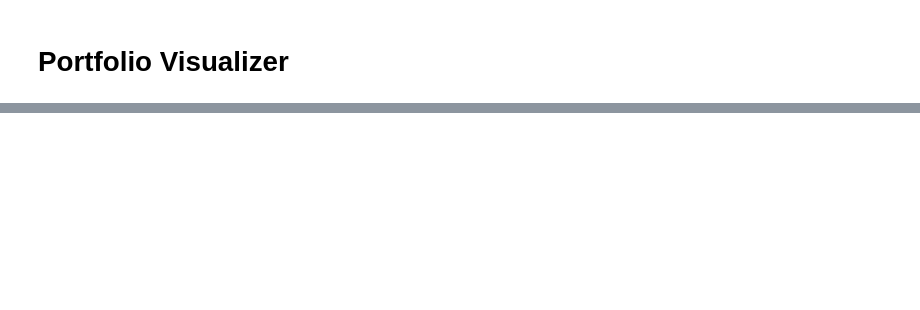
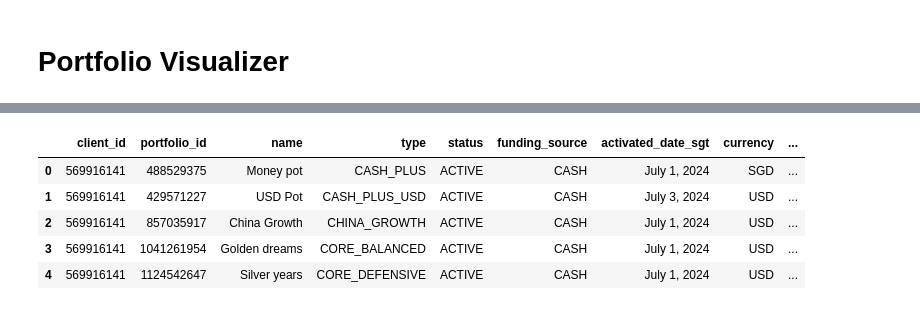
Before and after one commit to weijieleong/Portfolio-Visualizer, a Jupyter notebook: Portfolio_Visualizer_colab_V1.ipynb, the cells around one changed output, grey strips where cells are left out. Cells and saved outputs as stored; diff of their text form; code cells hidden in the pictures; blank space fills up the shorter version.

```diff
--- a/Portfolio_Visualizer_colab_V1.ipynb
+++ b/Portfolio_Visualizer_colab_V1.ipynb
@@ -1324,3 +487,12 @@ generate_key_metrics()
+# %%
+df_client_portfolios.head()
+# %% [output]
+|  | client_id | portfolio_id | name | type | status | funding_source | activated_date_sgt | currency | ... |
+| 0 | 569916141 | 488529375 | Money pot | CASH_PLUS | ACTIVE | CASH | July 1, 2024 | SGD | ... |
+| 1 | 569916141 | 429571227 | USD Pot | CASH_PLUS_USD | ACTIVE | CASH | July 3, 2024 | USD | ... |
+| 2 | 569916141 | 857035917 | China Growth | CHINA_GROWTH | ACTIVE | CASH | July 1, 2024 | USD | ... |
+| 3 | 569916141 | 1041261954 | Golden dreams | CORE_BALANCED | ACTIVE | CASH | July 1, 2024 | USD | ... |
+| 4 | 569916141 | 1124542647 | Silver years | CORE_DEFENSIVE | ACTIVE | CASH | July 1, 2024 | USD | ... |
 # %%
 core_groups = ['Core Equity100', 'Core Growth', 'Core Balanced', 'Core Defensive', 'SRS Equity100']
 specialised_groups = ['China Growth', 'Disruptive Technology', 'ESG & Clean Energy', 'Healthcare Innovation', 'Downside protected', 'Custom USD']
```
Also changed, not shown: parts of 17 cells of this notebook.
